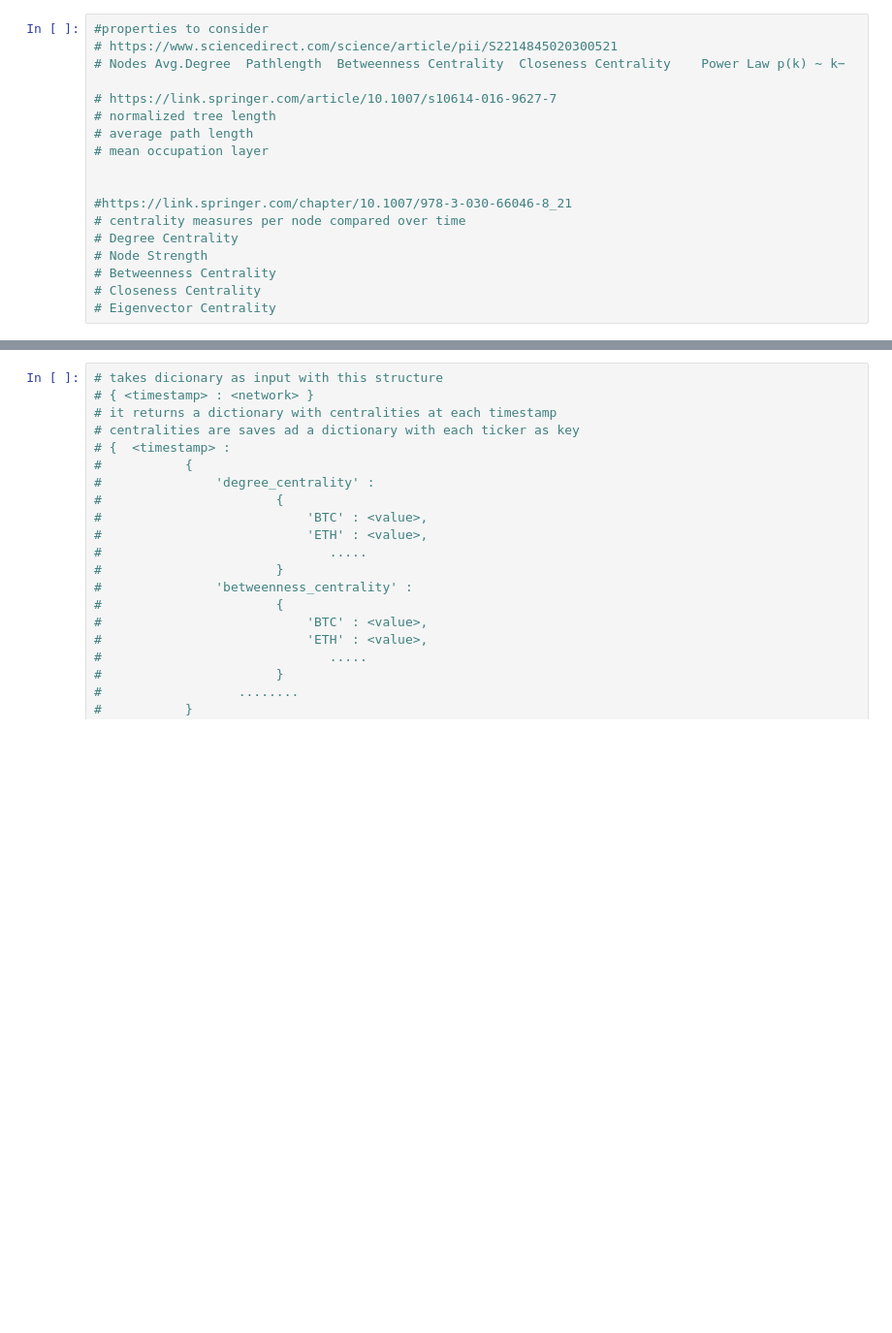
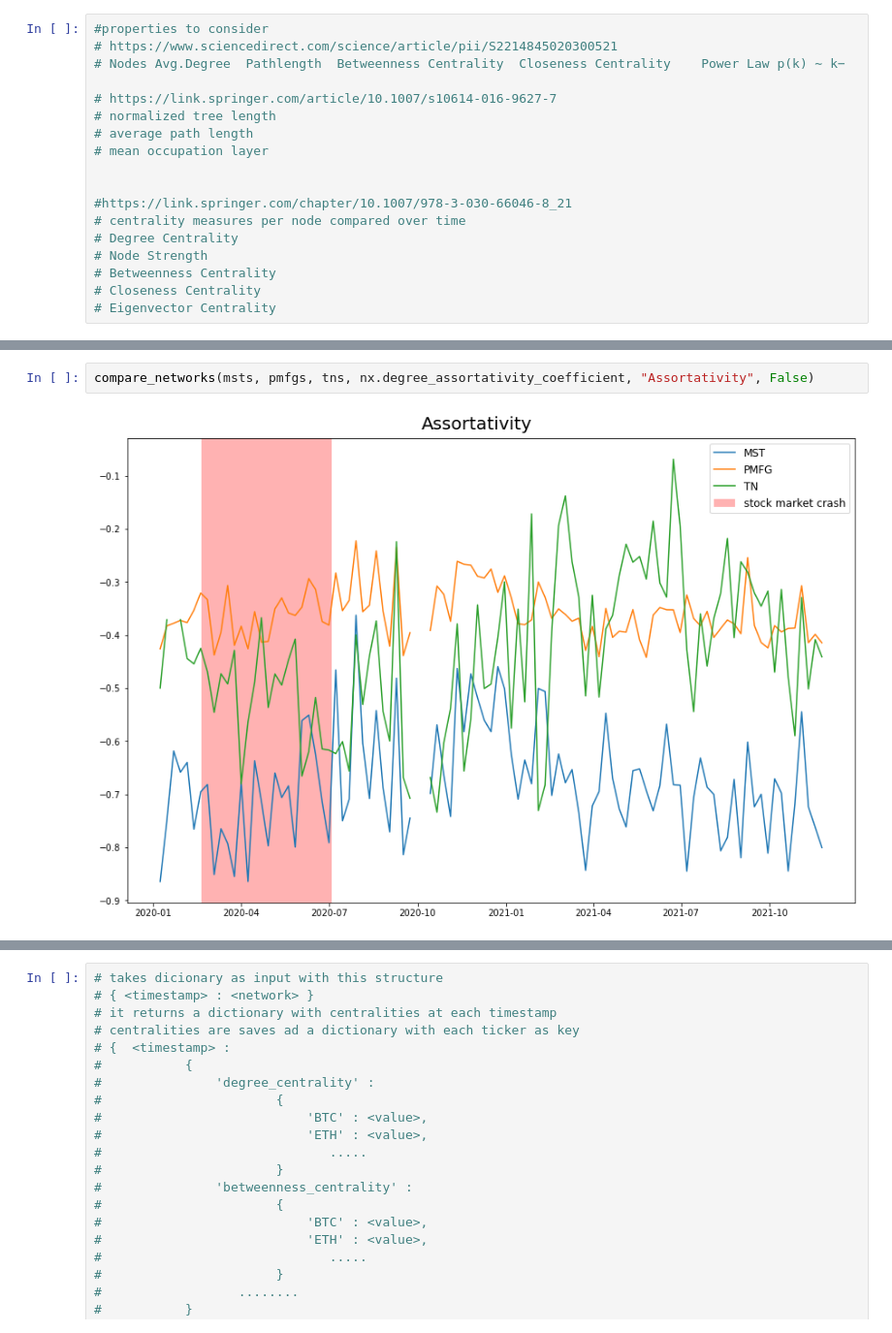
Before and after one commit to marcodipanfilo/network_science_project, a Jupyter notebook: 4-network-properties.ipynb, the cells around one changed output, grey strips where cells are left out. Shown at 97% size. Saved outputs shown, nothing was run; the diff lists cells and outputs as text; blank space fills up the shorter version.

```diff
--- a/4-network-properties.ipynb
+++ b/4-network-properties.ipynb
@@ -111,0 +153,4 @@ def get_network_properties(network_dict):
+# %%
+compare_networks(msts, pmfgs, tns, nx.degree_assortativity_coefficient, "Assortativity", False)
+# %% [output]
+[figure, added]
```
Also changed, not shown: parts of 45 cells of this notebook, 1 other file.
